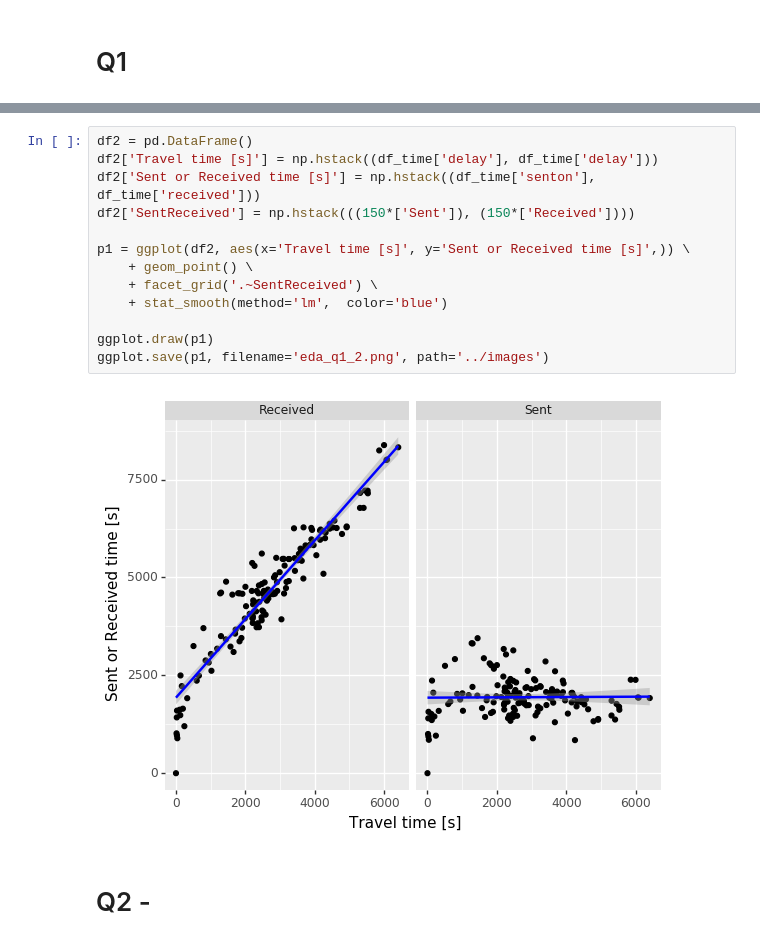
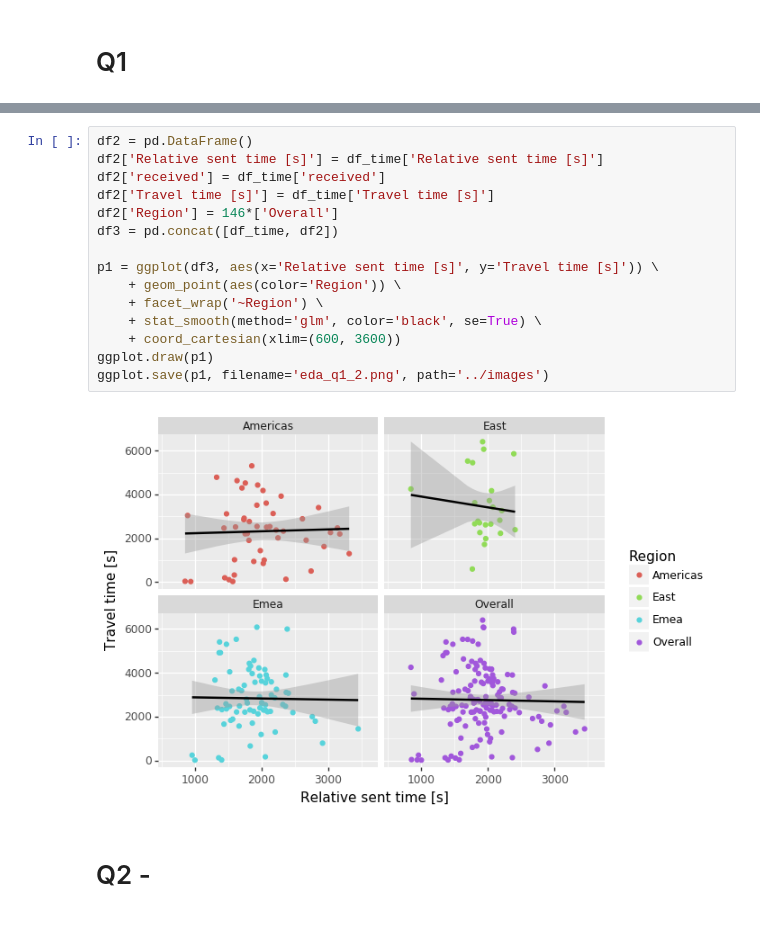
Before and after one commit to gpagliuca/buckley_issue_log, a Jupyter notebook: notebooks/Full EDA.ipynb, the cells around one changed output, grey strips where cells are left out. Cells and saved outputs as stored; diff of their text form.

```diff
--- a/notebooks/Full EDA.ipynb
+++ b/notebooks/Full EDA.ipynb
@@ -78,18 +81,20 @@ plt.savefig('../images/eda_q1.png')
-# %%
-df2 = pd.DataFrame()
-df2['Travel time [s]'] = np.hstack((df_time['delay'], df_time['delay']))
-df2['Sent or Received time [s]'] = np.hstack((df_time['senton'], df_time['received']))
-df2['SentReceived'] = np.hstack(((150*['Sent']), (150*['Received'])))
-
-p1 = ggplot(df2, aes(x='Travel time [s]', y='Sent or Received time [s]',)) \
-    + geom_point() \
-    + facet_grid('.~SentReceived') \
-    + stat_smooth(method='lm',  color='blue')
-
-ggplot.draw(p1)
-ggplot.save(p1, filename='eda_q1_2.png', path='../images')
-# %% [output]
-[figure, removed]
+# %%
+df2 = pd.DataFrame()
+df2['Relative sent time [s]'] = df_time['Relative sent time [s]']
+df2['received'] = df_time['received']
+df2['Travel time [s]'] = df_time['Travel time [s]']
+df2['Region'] = 146*['Overall']
+df3 = pd.concat([df_time, df2])
+
+p1 = ggplot(df3, aes(x='Relative sent time [s]', y='Travel time [s]')) \
+    + geom_point(aes(color='Region')) \
+    + facet_wrap('~Region') \
+    + stat_smooth(method='glm', color='black', se=True) \
+    + coord_cartesian(xlim=(600, 3600))
+ggplot.draw(p1)
+ggplot.save(p1, filename='eda_q1_2.png', path='../images')
+# %% [output]
+[figure, added]
 # %% [markdown]
 # Q2 -
 # %%
```
Also changed, not shown: parts of 6 cells of this notebook, 5 other files.
